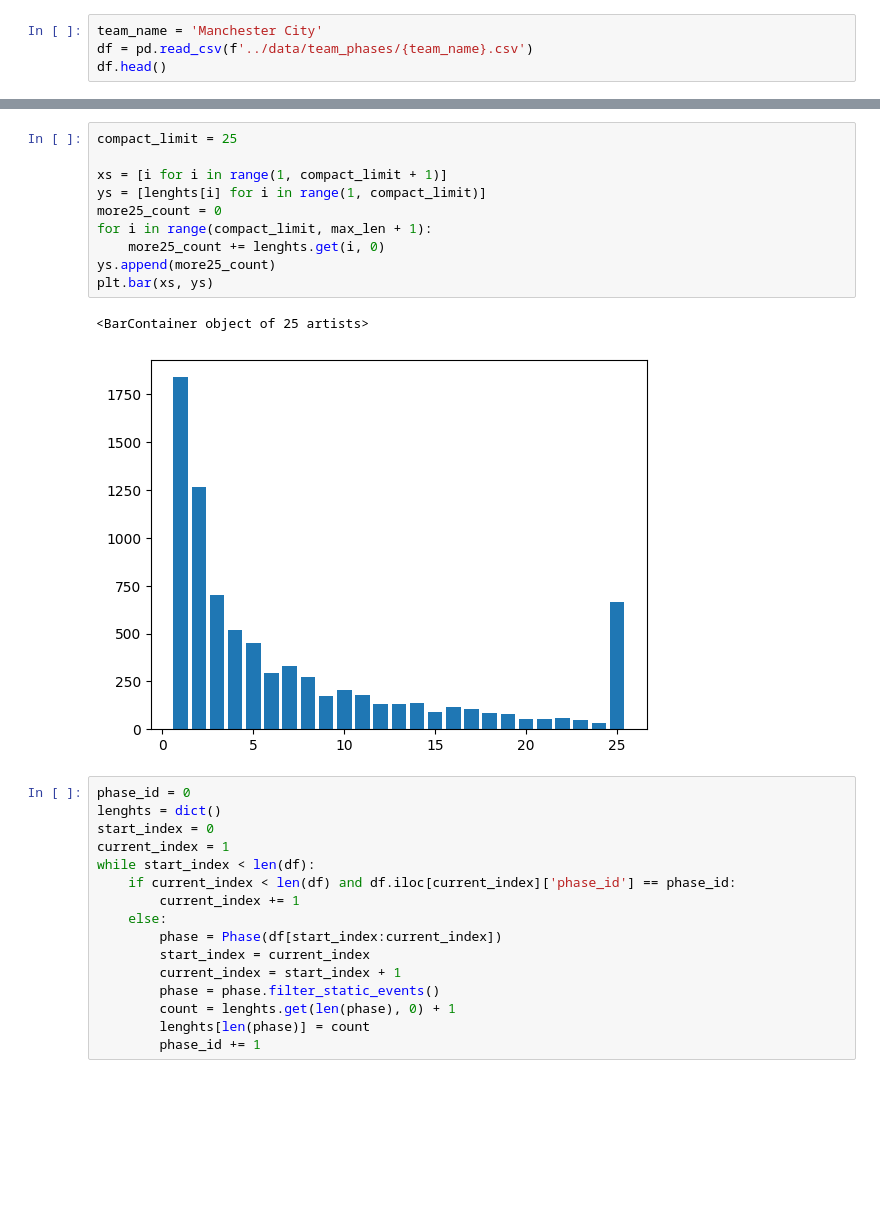
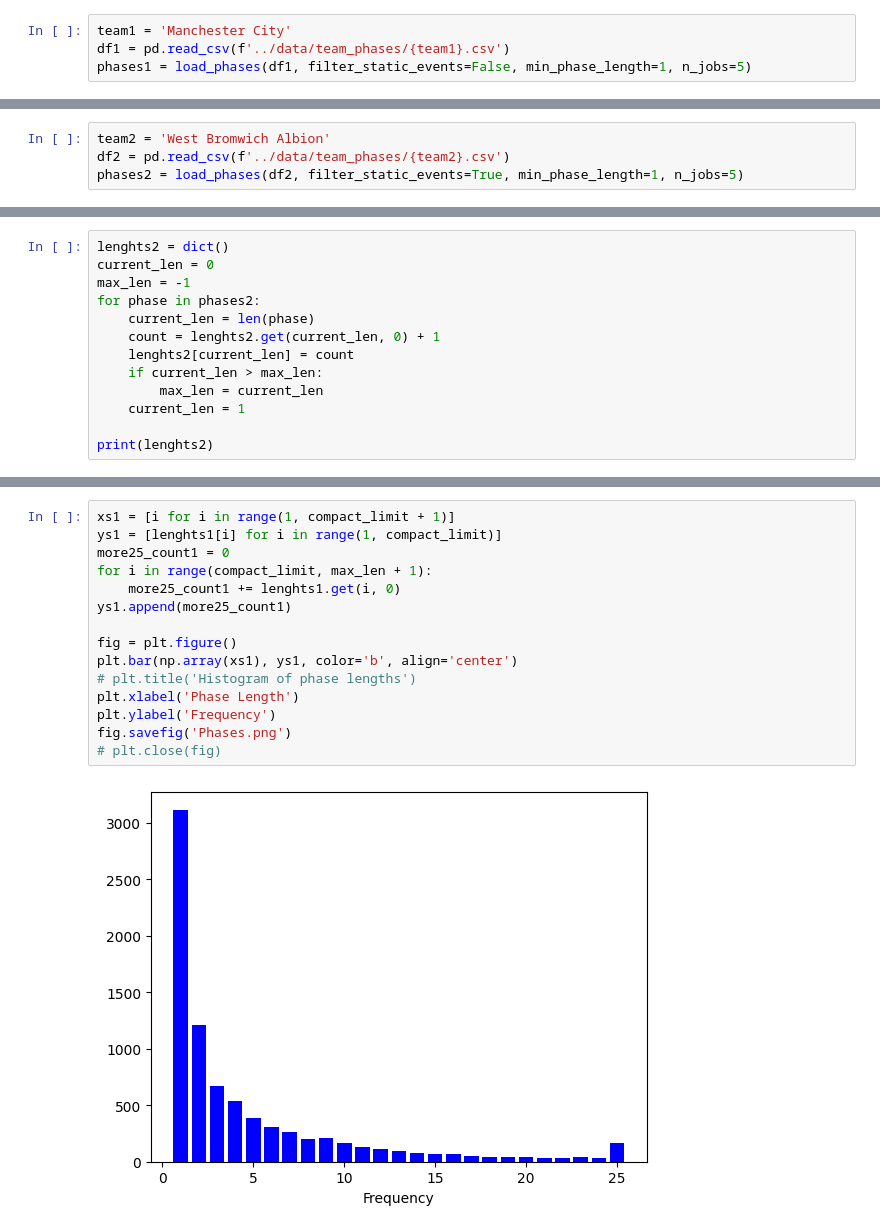
Before and after one commit to Amirparsa-Sal/Football-Tactical-Pattern-Recognition, a Jupyter notebook: notebooks/analysis_phase_lengths.ipynb, the cells around one changed output, grey strips where cells are left out. Cells and saved outputs as stored; diff of their text form; blank space fills up the shorter version.

```diff
--- a/notebooks/analysis_phase_lengths.ipynb
+++ b/notebooks/analysis_phase_lengths.ipynb
@@ -5,4 +7,4 @@ from ftpr.entities import Phase
 # %%
-team_name = 'Manchester City'
-df = pd.read_csv(f'../data/team_phases/{team_name}.csv')
-df.head()
+team1 = 'Manchester City'
+df1 = pd.read_csv(f'../data/team_phases/{team1}.csv')
+phases1 = load_phases(df1, filter_static_events=False, min_phase_length=1, n_jobs=5)
@@ -16,0 +15,4 @@ df.head()
+# %%
+team2 = 'West Bromwich Albion'
+df2 = pd.read_csv(f'../data/team_phases/{team2}.csv')
+phases2 = load_phases(df2, filter_static_events=True, min_phase_length=1, n_jobs=5)
@@ -37,0 +42,13 @@ max_len, max_phase_id
+# %%
+lenghts2 = dict()
+current_len = 0
+max_len = -1
+for phase in phases2:
+	current_len = len(phase)
+	count = lenghts2.get(current_len, 0) + 1
+	lenghts2[current_len] = count
+	if current_len > max_len:
+		max_len = current_len
+	current_len = 1
+
+print(lenghts2)
@@ -38,29 +85,17 @@ max_len, max_phase_id
 # %%
-compact_limit = 25
+xs1 = [i for i in range(1, compact_limit + 1)]
+ys1 = [lenghts1[i] for i in range(1, compact_limit)]
+more25_count1 = 0
+for i in range(compact_limit, max_len + 1):
+    more25_count1 += lenghts1.get(i, 0)
+ys1.append(more25_count1)
 
-xs = [i for i in range(1, compact_limit + 1)]
-ys = [lenghts[i] for i in range(1, compact_limit)]
-more25_count = 0
-for i in range(compact_limit, max_len + 1):
-    more25_count += lenghts.get(i, 0)
-ys.append(more25_count)
-plt.bar(xs, ys)
+fig = plt.figure()
+plt.bar(np.array(xs1), ys1, color='b', align='center')
+# plt.title('Histogram of phase lengths')
+plt.xlabel('Phase Length')
+plt.ylabel('Frequency')
+fig.savefig('Phases.png')
+# plt.close(fig)
 # %% [output]
-<BarContainer object of 25 artists>
-[figure, old version]
+[figure, new version]
-# %%
-phase_id = 0
-lenghts = dict()
-start_index = 0
-current_index = 1
-while start_index < len(df):
-    if current_index < len(df) and df.iloc[current_index]['phase_id'] == phase_id:
-        current_index += 1
-    else:
-        phase = Phase(df[start_index:current_index])
-        start_index = current_index
-        current_index = start_index + 1
-        phase = phase.filter_static_events()
-        count = lenghts.get(len(phase), 0) + 1
-        lenghts[len(phase)] = count
-        phase_id += 1
```
Also changed, not shown: parts of 14 cells of this notebook, 7 other files.
